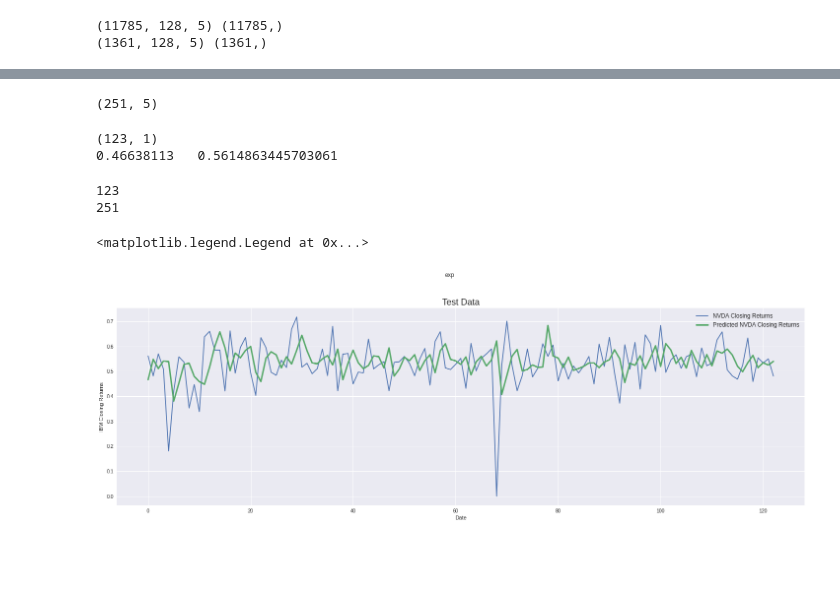
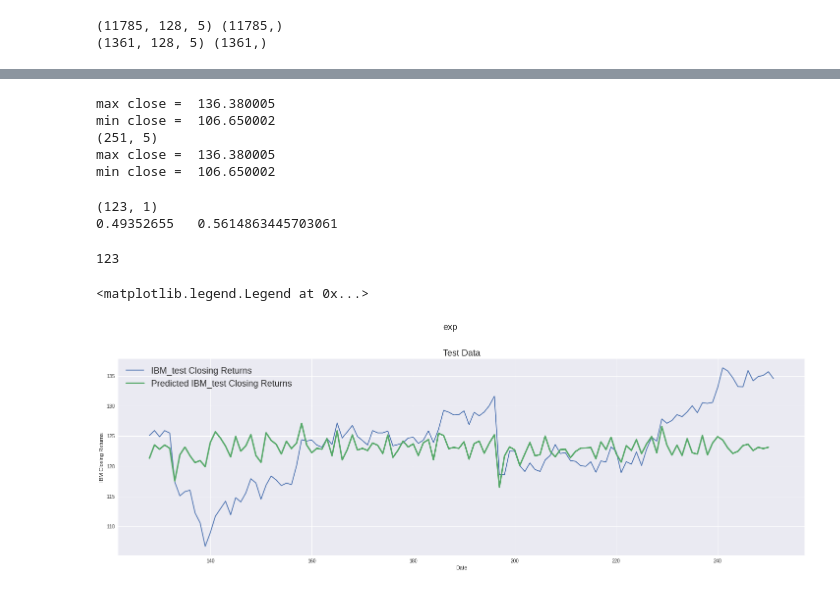
Before and after one commit to plerte/coursework1, a Jupyter notebook: transformers.ipynb, the cells around one changed output, grey strips where cells are left out. Saved outputs shown, nothing was run; the diff lists cells and outputs as text; code cells hidden in the pictures; blank space fills up the shorter version.

```diff
--- a/transformers.ipynb
+++ b/transformers.ipynb
@@ -578,16 +578,24 @@ print(o)
 # IBM_path = '/content/drive/MyDrive/coursework/NVDA.csv'
 IBM_path = '/content/drive/MyDrive/coursework/test_IBM.csv'
 exp = pd.read_csv(IBM_path, delimiter=',', usecols=['Date', 'Open', 'High', 'Low', 'Close', 'Volume'])
+gr =  pd.read_csv(IBM_path, delimiter=',', usecols=['Date', 'Open', 'High', 'Low', 'Close', 'Volume'])
+gr = gr[(gr.index >= 128)]
 # Replace 0 to avoid dividing by 0 later on
 exp['Volume'].replace(to_replace=0, method='ffill', inplace=True)
 exp.sort_values('Date', inplace=True)
 exp.tail()
+
+t_min2 = exp['Close'].min()
+t_max2 = exp['Close'].max()
+print("max close = ", t_max2)
+print("min close = ", t_min2)
 
 exp['Open'] = exp['Open'].pct_change() # Create arithmetic returns column
 exp['High'] = exp['High'].pct_change() # Create arithmetic returns column
 exp['Low'] = exp['Low'].pct_change() # Create arithmetic returns column
 exp['Close'] = exp['Close'].pct_change() # Create arithmetic returns column
 exp['Volume'] = exp['Volume'].pct_change()
+
 
 
 exp.dropna(how='any', axis=0, inplace=True) # Drop all rows with NaN values
@@ -617,8 +625,6 @@ exp['Volume'] = (exp['Volume'] - min_volume) / (max_volume - min_volume)
 
 exp.drop(columns=['Date'], inplace=True)
 
-# last_10pct2 = sorted(exp.index.values)[-int(0.08*len(times2))] # Last 10% of series
-
 exp_test2 = exp #[(exp.index >= 127)]
 n=128
 # Convert pandas columns into arrays
@@ -629,34 +635,41 @@ for i in range(n, len(exp_test2)):
     X_test2.append(exp_test2[i-n:i])
     y_test2.append(exp_test2[:, 3][i])
 X_test2, y_test2 = np.array(X_test2), np.array(y_test2)
+
+print("max close = ", t_max2)
+print("min close = ", t_min2)
 # %% [output]
+max close =  136.380005
+min close =  106.650002
 (251, 5)
+max close =  136.380005
+min close =  106.650002
 # %%
 test_pred2 = model.predict(X_test2)
 # print(model.predict(X_test2))
-# o2 = model.predict(X_test)*(t_max-t_min)+t_min
+o2 = model.predict(X_test2)*(t_max2-t_min2)+t_min2
 # print(o2)
+o3 = y_test2*(t_max2-t_min2)+t_min2
 print(test_pred2.shape)
 print(test_pred2[0][0],' ',y_test2[0])
 # %% [output]
 (123, 1)
-0.46638113   0.5614863445703061
+0.49352655   0.5614863445703061
 # %%
 fig = plt.figure(figsize=(25,25))
-print(len(test_pred2))
+# print(len(test_pred2))
 print(len(y_test2))
-st = fig.suptitle("exp", fontsize=12)
+st = fig.suptitle("exp", fontsize=18)
 st.set_y(0.92)
 ax41 = fig.add_subplot(311)
-ax41.plot(y_test2[:], label='IBM_test Closing Returns')
+ax41.plot(gr['Close'], label='IBM_test Closing Returns')
 # np.arange(seq_len, test_pred2.shape[0]+seq_len),
-ax41.plot( test_pred2, linewidth=3, label='Predicted IBM_test Closing Returns')
+ax41.plot(np.arange(seq_len, test_pred2.shape[0]+seq_len), o2, linewidth=3, label='Predicted IBM_test Closing Returns')
 ax41.set_title("Test Data", fontsize=18)
 ax41.set_xlabel('Date')
 ax41.set_ylabel('IBM Closing Returns')
-ax41.legend(loc="best", fontsize=12)
+ax41.legend(loc="best", fontsize=18)
 # %% [output]
 123
-251
 <matplotlib.legend.Legend at 0x...>
-[figure, old version]
+[figure, new version]
```
Also changed, not shown: parts of 7 cells of this notebook.
